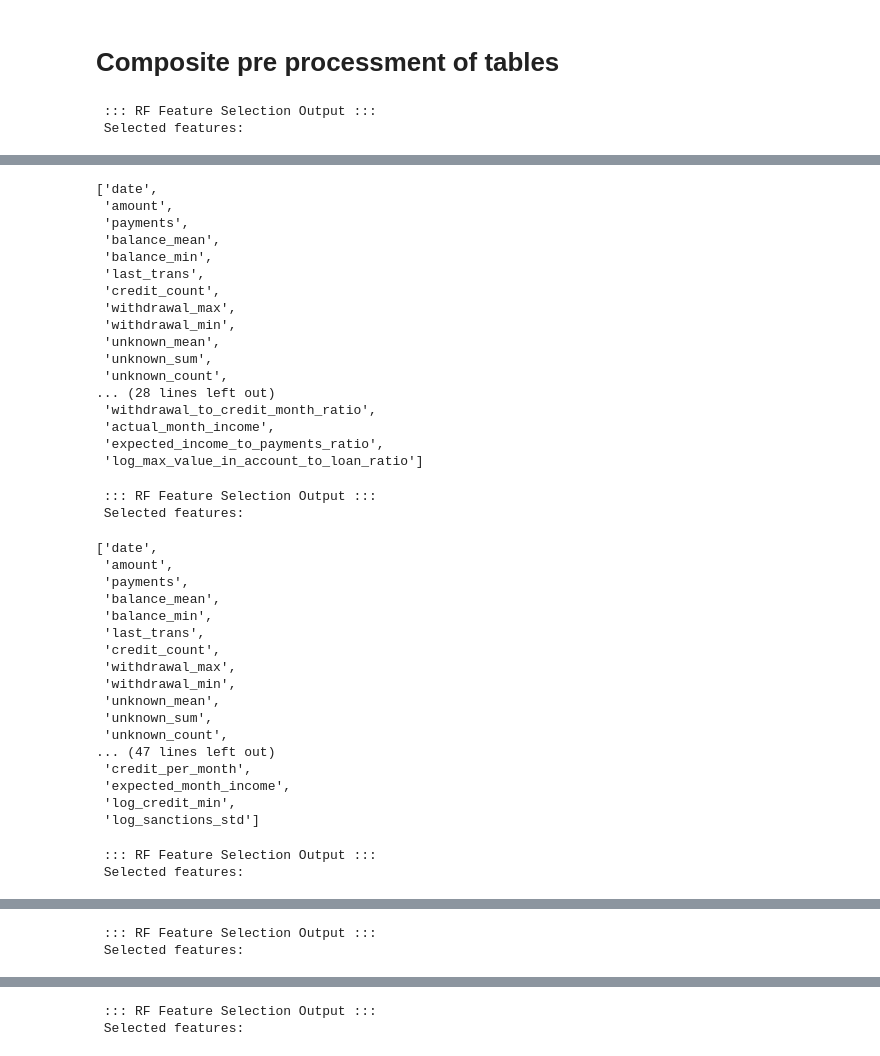
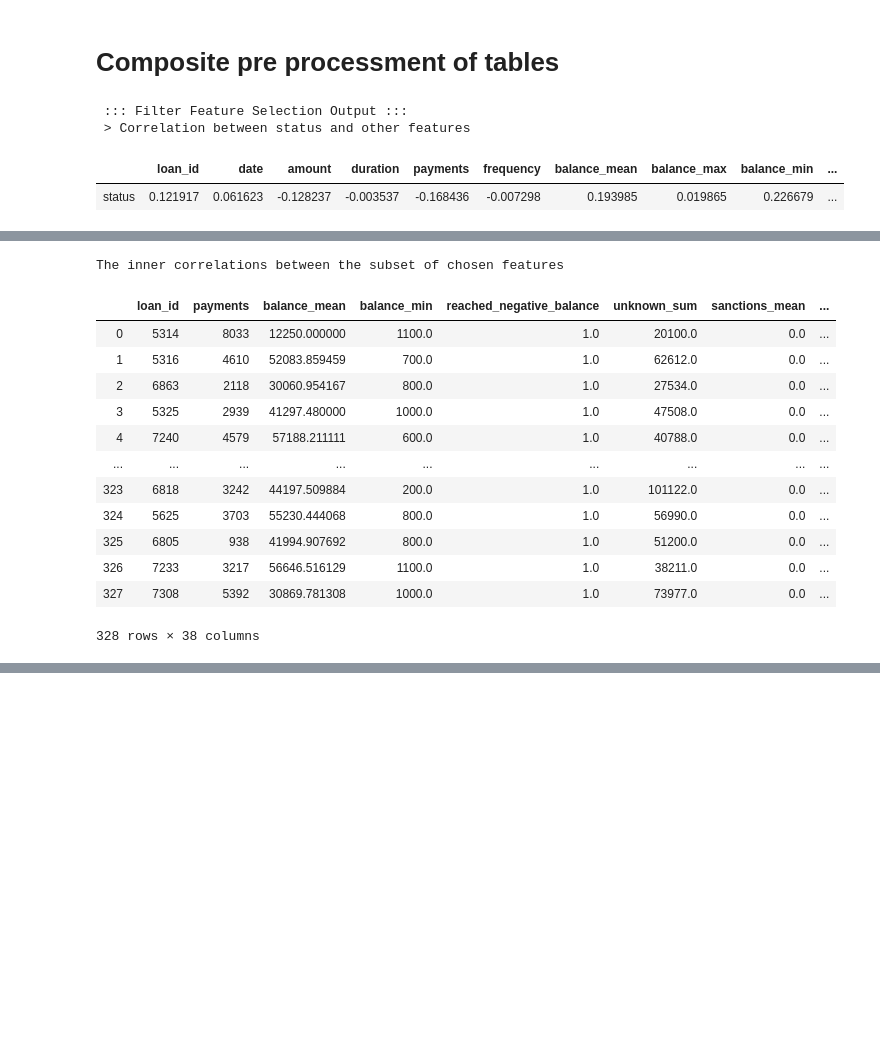
Before and after one commit to EdgarACarneiro/feup-ecac, a Jupyter notebook: project-competition/pre_processing.ipynb, the cells around one changed output, grey strips where cells are left out. Cells and saved outputs as stored; diff of their text form; code cells hidden in the pictures; blank space fills up the shorter version.

```diff
--- a/project-competition/pre_processing.ipynb
+++ b/project-competition/pre_processing.ipynb
@@ -250,7 +250,7 @@ def extract_X_y(df, y_col_name='status'):
 # %%
 filter_features = []
 
-def select_features_FF(origin_df, corr_threshold= 0.5, debug=True):
+def select_features_FF(origin_df, corr_threshold= 0.15, debug=True):
 
     # Only run in train
     if len(filter_features) is 0:
@@ -261,12 +261,16 @@ def select_features_FF(origin_df, corr_threshold= 0.5, debug=True):
             display(status_corr)
 
         status_corr = status_corr.loc[:, (abs(status_corr) > corr_threshold).any()]
+        display(status_corr)
 
         # Eliminate inter correlated features from subset
-        inner_corr = origin_df[status_corr].corr()
+        #inner_corr = origin_df[status_corr].corr()
         if debug:
             print('The inner correlations between the subset of chosen features')
-            display(inner_corr)
+            #display(inner_corr)
+
+        for col in status_corr:
+            filter_features.append(col)
 
         # currently done manually
 # %%
@@ -896,8 +907,6 @@ def process_demographic(demographic_df, debug=False):
 # %% [markdown]
 # Composite pre processment of tables
 # %%
-backward_elim_cols = []
-
 def compose_dataset(loan_df, account_df, disp_df, card_df, client_df, trans_df, demogra_df,
                     debug=False, pre_debug=False):
     '''Join the different tables and apply feature engineering'''
@@ -1034,13 +1043,13 @@ def compose_dataset(loan_df, account_df, disp_df, card_df, client_df, trans_df,
 
     # Automatic and manual features selection
 
-    select_features_RF(df, debug=True)
+    select_features_FF(df, debug=True)
     if debug:
         print(' > Applying feature selection')
         print(' > Obtained features from feature selection:')
-        display(be_features)
+        display(filter_features)
 
-    df = df[['loan_id'] + rf_features + ['status']]
+    df = df[['loan_id'] + filter_features + ['status']]
 
     ###############################################
 
@@ -1056,5 +1065,7 @@ dataset = compose_dataset(loan_df, account_df, disp_df, card_df, client_df,
                           trans_df, demogra_df, debug=False, pre_debug=False)
 display(dataset)
 # %% [output]
- ::: RF Feature Selection Output :::
- Selected features:
+ ::: Filter Feature Selection Output :::
+ > Correlation between status and other features
+|  | loan_id | date | amount | duration | payments | frequency | balance_mean | balance_max | balance_min | ... |
+| status | 0.121917 | 0.061623 | -0.128237 | -0.003537 | -0.168436 | -0.007298 | 0.193985 | 0.019865 | 0.226679 | ... |
@@ -1061,38 +1074,14 @@ display(dataset)
-['date',
- 'amount',
- 'payments',
- 'balance_mean',
- 'balance_min',
- 'last_trans',
- 'credit_count',
- 'withdrawal_max',
- 'withdrawal_min',
- 'unknown_mean',
- 'unknown_sum',
- 'unknown_count',
-... (28 lines left out)
- 'withdrawal_to_credit_month_ratio',
- 'actual_month_income',
- 'expected_income_to_payments_ratio',
- 'log_max_value_in_account_to_loan_ratio']
+The inner correlations between the subset of chosen features
+|  | loan_id | payments | balance_mean | balance_min | reached_negative_balance | unknown_sum | sanctions_mean | ... |
+| 0 | 5314 | 8033 | 12250.000000 | 1100.0 | 1.0 | 20100.0 | 0.0 | ... |
+| 1 | 5316 | 4610 | 52083.859459 | 700.0 | 1.0 | 62612.0 | 0.0 | ... |
+| 2 | 6863 | 2118 | 30060.954167 | 800.0 | 1.0 | 27534.0 | 0.0 | ... |
+| 3 | 5325 | 2939 | 41297.480000 | 1000.0 | 1.0 | 47508.0 | 0.0 | ... |
+| 4 | 7240 | 4579 | 57188.211111 | 600.0 | 1.0 | 40788.0 | 0.0 | ... |
+| ... | ... | ... | ... | ... | ... | ... | ... | ... |
+| 323 | 6818 | 3242 | 44197.509884 | 200.0 | 1.0 | 101122.0 | 0.0 | ... |
+| 324 | 5625 | 3703 | 55230.444068 | 800.0 | 1.0 | 56990.0 | 0.0 | ... |
+| 325 | 6805 | 938 | 41994.907692 | 800.0 | 1.0 | 51200.0 | 0.0 | ... |
+| 326 | 7233 | 3217 | 56646.516129 | 1100.0 | 1.0 | 38211.0 | 0.0 | ... |
+| 327 | 7308 | 5392 | 30869.781308 | 1000.0 | 1.0 | 73977.0 | 0.0 | ... |
- ::: RF Feature Selection Output :::
- Selected features:
+328 rows × 38 columns
-['date',
- 'amount',
- 'payments',
- 'balance_mean',
- 'balance_min',
- 'last_trans',
- 'credit_count',
- 'withdrawal_max',
- 'withdrawal_min',
- 'unknown_mean',
- 'unknown_sum',
- 'unknown_count',
-... (47 lines left out)
- 'credit_per_month',
- 'expected_month_income',
- 'log_credit_min',
- 'log_sanctions_std']
- ::: RF Feature Selection Output :::
- Selected features:
@@ -1116,2 +1087,0 @@ display(dataset)
- ::: RF Feature Selection Output :::
- Selected features:
@@ -1135,2 +1087,0 @@ display(dataset)
- ::: RF Feature Selection Output :::
- Selected features:
```
Also changed, not shown: parts of 2 cells of this notebook, 3 other files.
